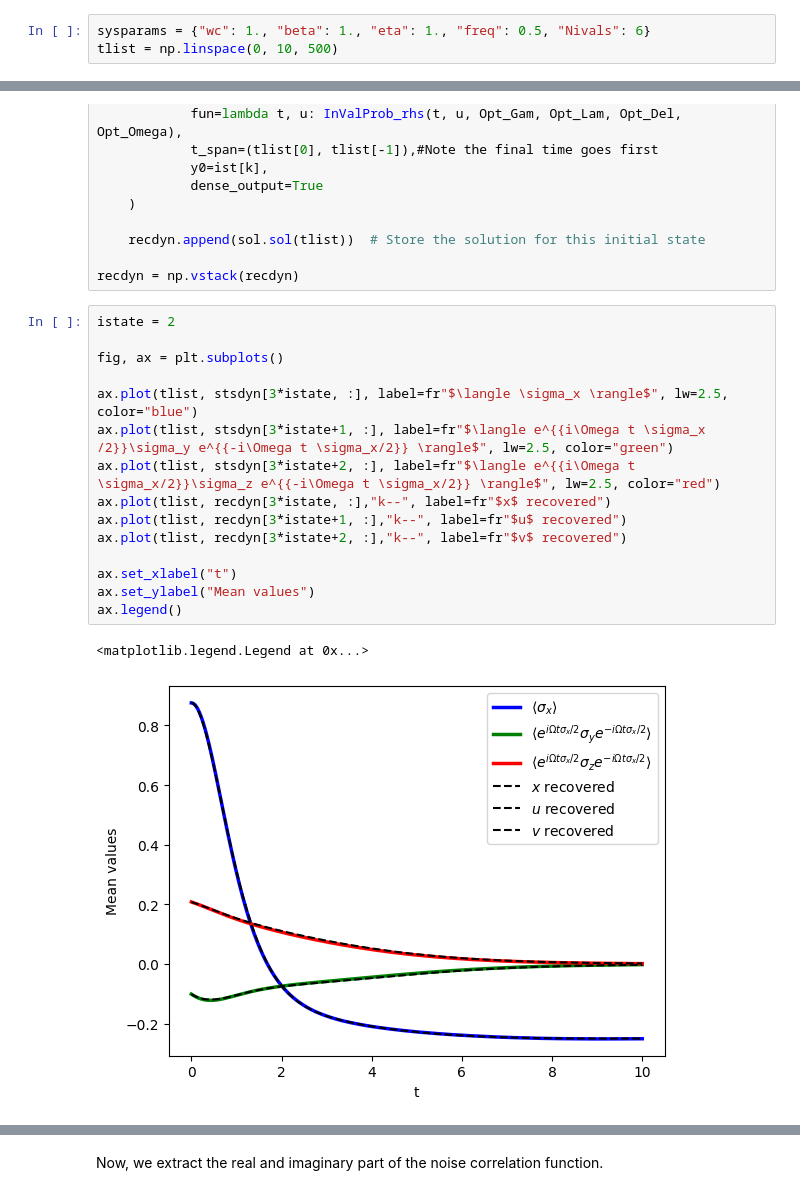
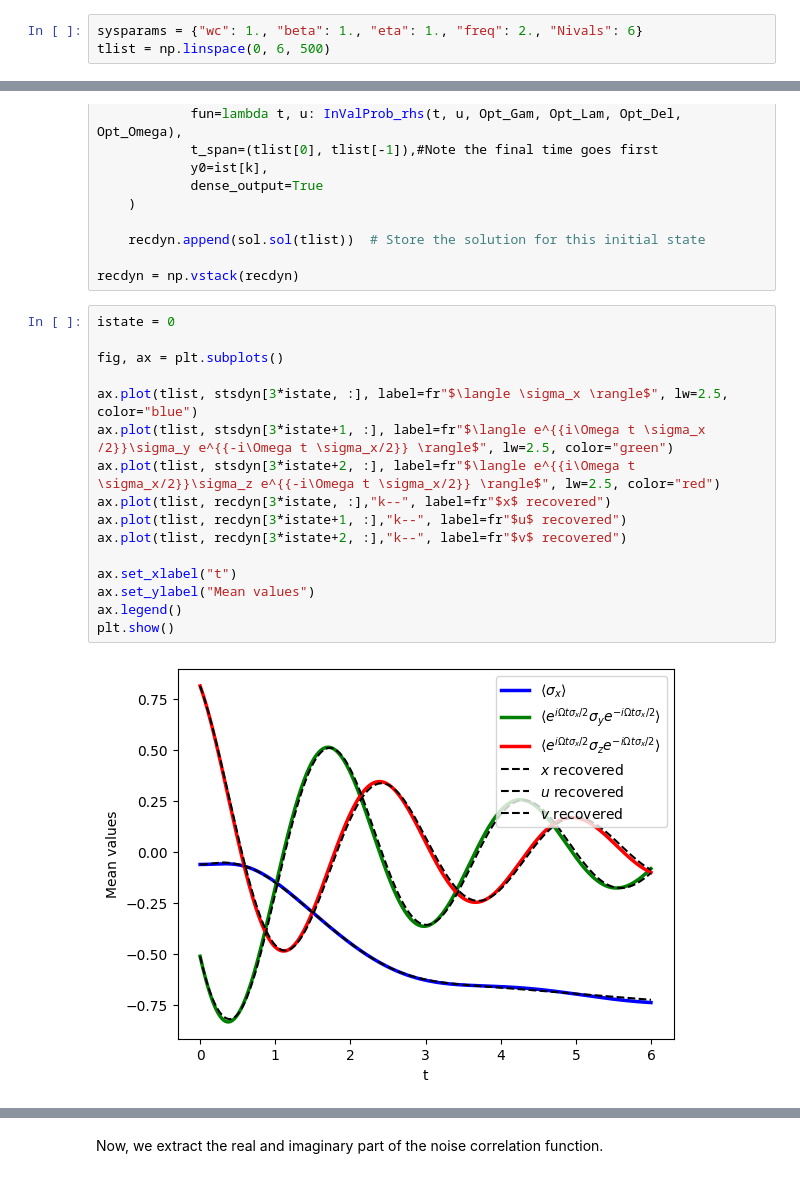
Before and after one commit to martinjimenez388/my-first-proyect, a Jupyter notebook: Examples/PINNverse_nonMarkovSys.ipynb, the cells around one changed output, grey strips where cells are left out. Drawn from its saved outputs; the diff is of its cells as text.

```diff
--- a/Examples/PINNverse_nonMarkovSys.ipynb
+++ b/Examples/PINNverse_nonMarkovSys.ipynb
@@ -53,8 +53,8 @@ def corrfun(t, params):
 # %% [markdown]
 Set the system parameters: the thermal bath parameters defined above, and the driving frequency.
 # %%
-sysparams = {"wc": 1., "beta": 1., "eta": 1., "freq": 0.5, "Nivals": 6}
-tlist = np.linspace(0, 10, 500)
+sysparams = {"wc": 1., "beta": 1., "eta": 1., "freq": 2., "Nivals": 6}
+tlist = np.linspace(0, 6, 500)
 # %%
 plt.plot(tlist, [corrfun(t, sysparams) for t in tlist], label=["Real part", "Imaginary part"])
 plt.title("Correlation function")
@@ -677,23 +722,23 @@ for k in range(sysparams["Nivals"]):
 
 recdyn = np.vstack(recdyn)
 # %%
-istate = 2
+istate = 0
 
 fig, ax = plt.subplots()
 
 ax.plot(tlist, stsdyn[3*istate, :], label=fr"$\langle \sigma_x \rangle$", lw=2.5, color="blue")
 ax.plot(tlist, stsdyn[3*istate+1, :], label=fr"$\langle e^{{i\Omega t \sigma_x /2}}\sigma_y e^{{-i\Omega t \sigma_x/2}} \rangle$", lw=2.5, color="green")
 ax.plot(tlist, stsdyn[3*istate+2, :], label=fr"$\langle e^{{i\Omega t \sigma_x/2}}\sigma_z e^{{-i\Omega t \sigma_x/2}} \rangle$", lw=2.5, color="red")
 ax.plot(tlist, recdyn[3*istate, :],"k--", label=fr"$x$ recovered")
 ax.plot(tlist, recdyn[3*istate+1, :],"k--", label=fr"$u$ recovered")
 ax.plot(tlist, recdyn[3*istate+2, :],"k--", label=fr"$v$ recovered")
 
 ax.set_xlabel("t")
 ax.set_ylabel("Mean values")
 ax.legend()
+plt.show()
 # %% [output]
-<matplotlib.legend.Legend at 0x...>
-[figure, old version]
+[figure, new version]
 # %%
 fig, ax = plt.subplots()
 
```
Also changed, not shown: parts of 27 cells of this notebook.
